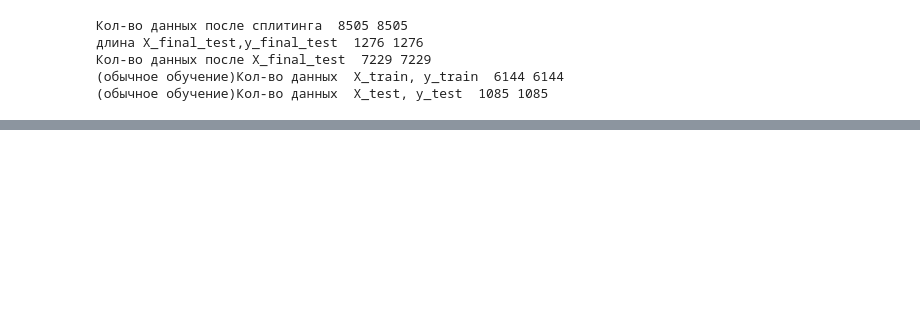
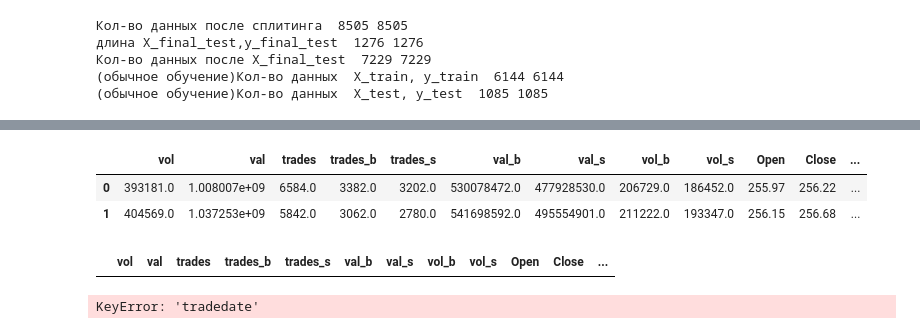
Before and after one commit to CHURA2049/KanNootebook, a Jupyter notebook: LSTM_version1.ipynb, the cells around one changed output, grey strips where cells are left out. Drawn from its saved outputs; the diff is of its cells as text; code cells hidden in the pictures; blank space fills up the shorter version.

```diff
--- a/LSTM_version1.ipynb
+++ b/LSTM_version1.ipynb
@@ -220,0 +178,17 @@ plt.show()
+# %%
+dataFrame.head(2)
+# %% [output]
+|  | vol | val | trades | trades_b | trades_s | val_b | val_s | vol_b | vol_s | Open | Close | ... |
+| 0 | 393181.0 | 1.008007e+09 | 6584.0 | 3382.0 | 3202.0 | 530078472.0 | 477928530.0 | 206729.0 | 186452.0 | 255.97 | 256.22 | ... |
+| 1 | 404569.0 | 1.037253e+09 | 5842.0 | 3062.0 | 2780.0 | 541698592.0 | 495554901.0 | 211222.0 | 193347.0 | 256.15 | 256.68 | ... |
+# %%
+date_df
+# %% [output]
+|  | vol | val | trades | trades_b | trades_s | val_b | val_s | vol_b | vol_s | Open | Close | ... |
+# %%
+# Reload the data with the date index
+dataFrame = pd.read_csv('file_for_input/all_hour/SBER_tradestats_test_hour.csv') # Assuming the CSV file contains a 'Date' column
+dataFrame['tradedate'] = pd.to_datetime(date_df['tradedate'])
+dataFrame.set_index('tradedate', inplace=True)
+# %% [output]
+KeyError: 'tradedate'
```
Also changed, not shown: parts of 16 cells of this notebook.
